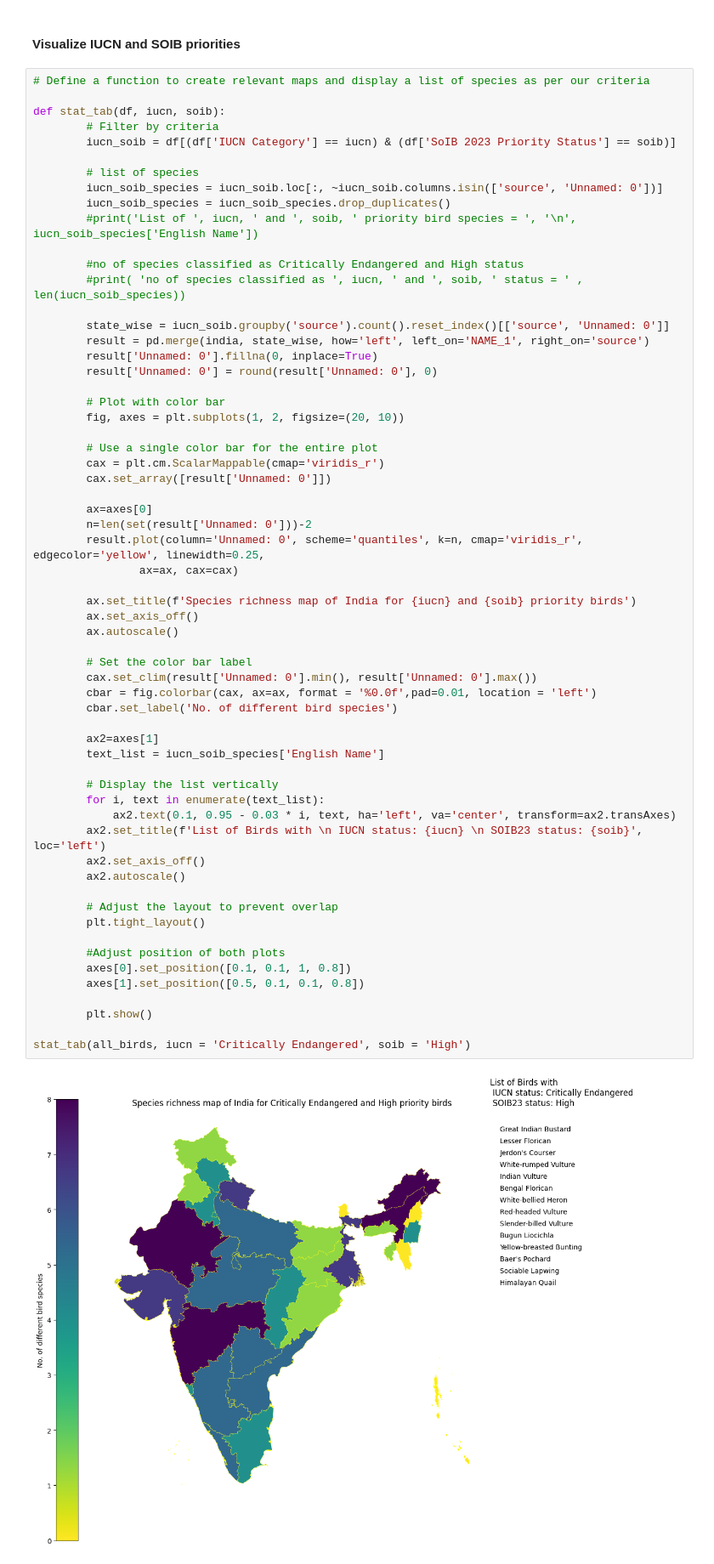
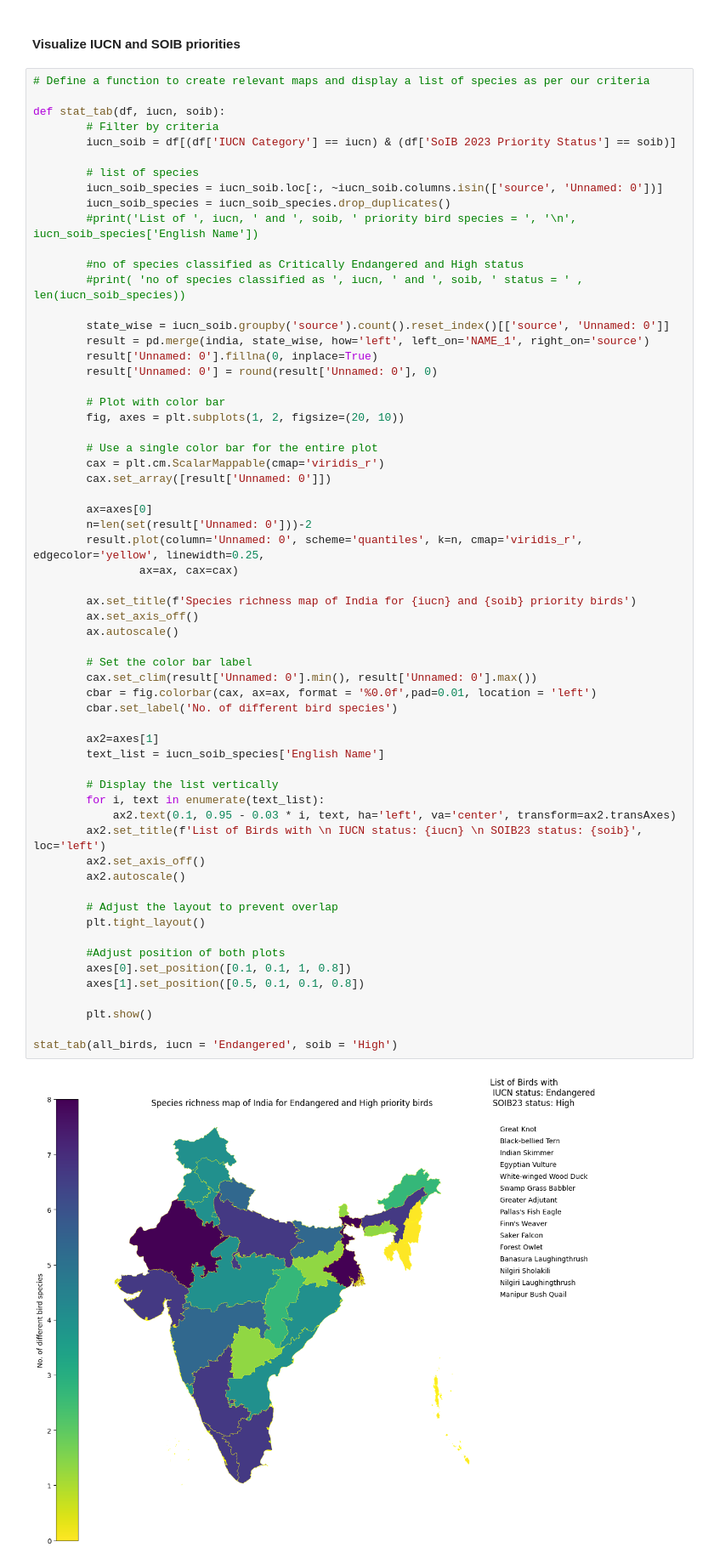
Before and after one commit to Adhikari-Priyanka/birds_vis, a Jupyter notebook: data_vis2.ipynb, the cells around one changed output. Shown at 85% size. Cells and saved outputs as stored; diff of their text form.

```diff
--- a/data_vis2.ipynb
+++ b/data_vis2.ipynb
@@ -70,32 +70,32 @@ def stat_tab(df, iucn, soib):
 
         ax.set_title(f'Species richness map of India for {iucn} and {soib} priority birds')
         ax.set_axis_off()
         ax.autoscale()
 
         # Set the color bar label
         cax.set_clim(result['Unnamed: 0'].min(), result['Unnamed: 0'].max())
         cbar = fig.colorbar(cax, ax=ax, format = '%0.0f',pad=0.01, location = 'left')
         cbar.set_label('No. of different bird species')
 
         ax2=axes[1]
         text_list = iucn_soib_species['English Name']
 
         # Display the list vertically
         for i, text in enumerate(text_list):
             ax2.text(0.1, 0.95 - 0.03 * i, text, ha='left', va='center', transform=ax2.transAxes)
         ax2.set_title(f'List of Birds with \n IUCN status: {iucn} \n SOIB23 status: {soib}', loc='left')
         ax2.set_axis_off()
         ax2.autoscale()
 
         # Adjust the layout to prevent overlap
         plt.tight_layout()
 
         #Adjust position of both plots
         axes[0].set_position([0.1, 0.1, 1, 0.8])
         axes[1].set_position([0.5, 0.1, 0.1, 0.8])
 
         plt.show()
 
-stat_tab(all_birds, iucn = 'Critically Endangered', soib = 'High')
+stat_tab(all_birds, iucn = 'Endangered', soib = 'High')
 # %% [output]
-[figure, old version]
+[figure, new version]
```
Also changed, not shown: 3 other files.
